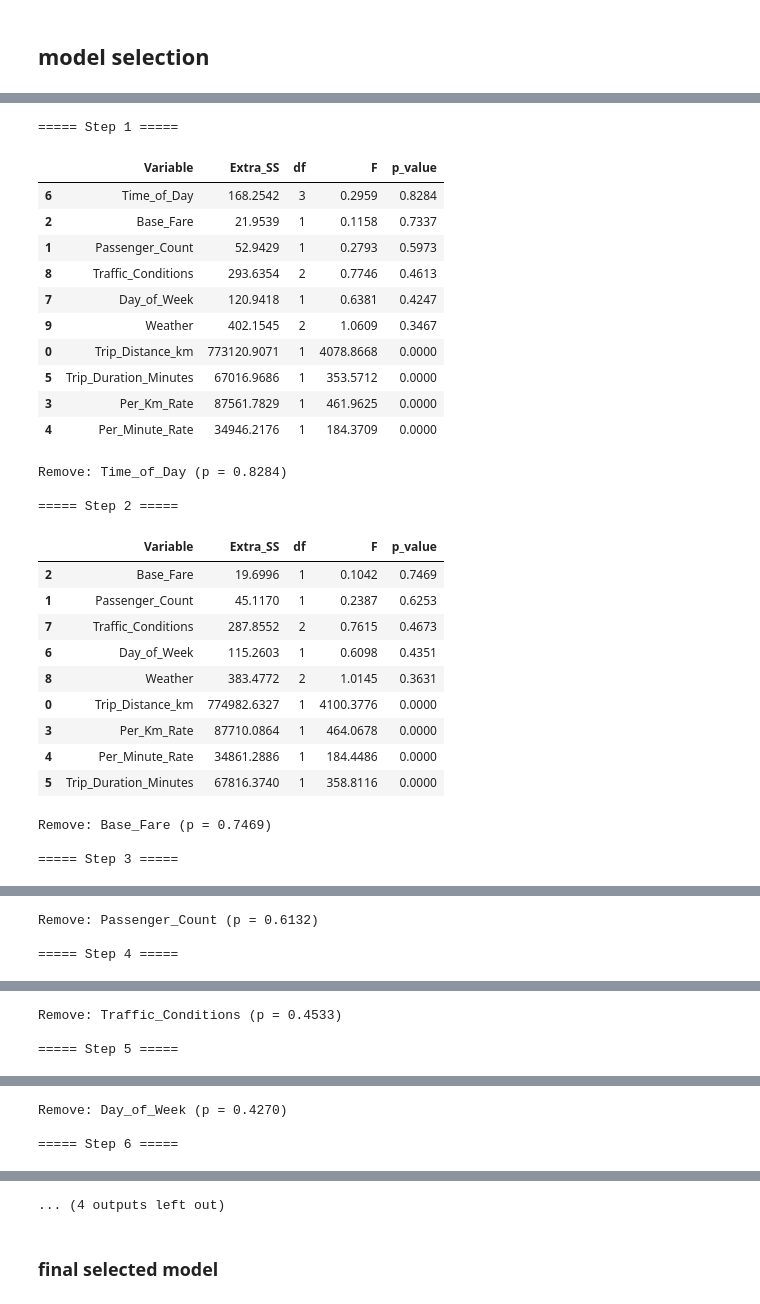
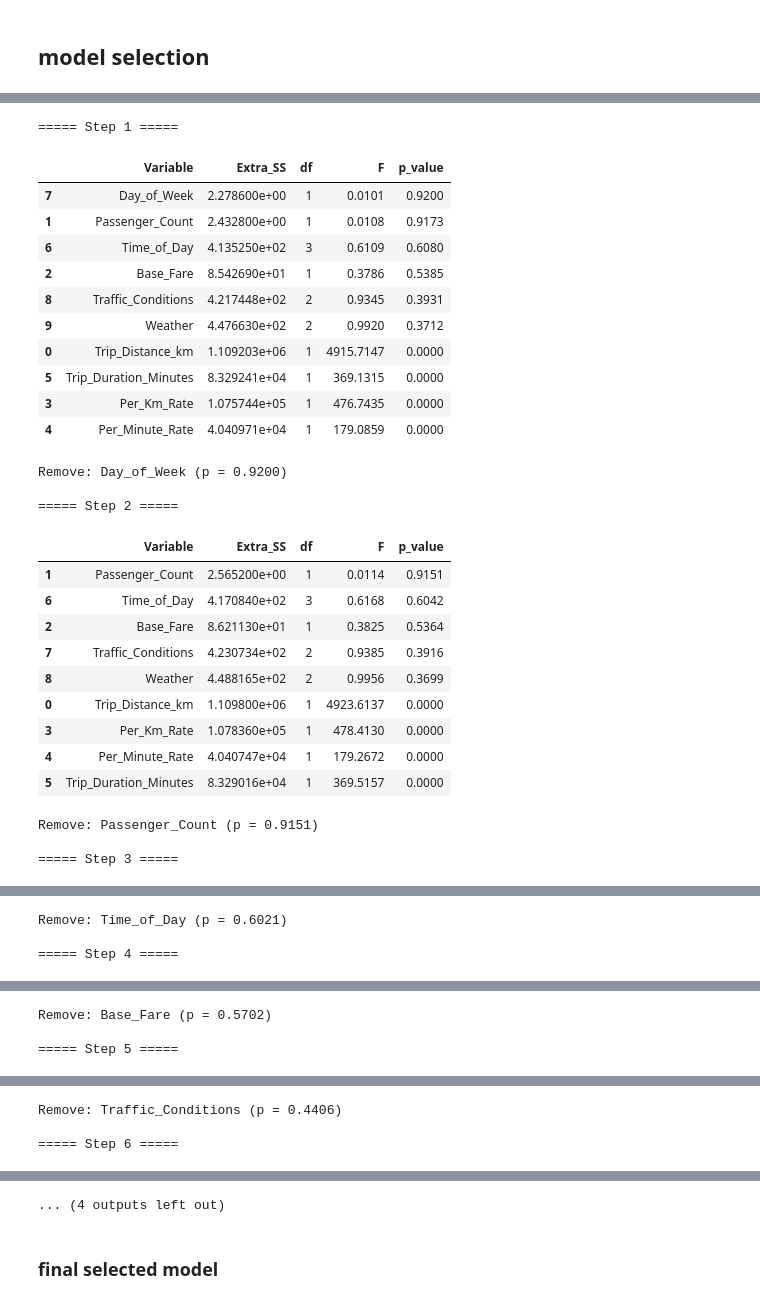
Before and after one commit to kurochan1901/115-1_Data-Analysis-and-Modeling, a Jupyter notebook: HW1/HW1.ipynb, the cells around one changed output, grey strips where cells are left out. Saved outputs shown, nothing was run; the diff lists cells and outputs as text; code cells hidden in the pictures.

```diff
--- a/HW1/HW1.ipynb
+++ b/HW1/HW1.ipynb
@@ -918,15 +889,13 @@ First 5 observations:
 # %% [markdown]
 ## multicollinearity analysis
 # %%
-# using VIF
-# Training set only
+# using VIF 看多重共線性
 
 from statsmodels.stats.outliers_influence import variance_inflation_factor
 import statsmodels.api as sm
 
 # Add intercept for VIF calculation
-
-X_vif = sm.add_constant(X_train_encoded)
+X_vif = sm.add_constant(X_encoded)
 
 
 # Calculate VIF for each predictor
@@ -1030,10 +980,9 @@ Testing RMSE: 19.3684
 # %% [markdown]
 ## model selection
 # %%
-# Model Selection: Backward Elimination using Extra SS
+# Define Predictor groups
+# Categorical variables are treated as one group
 
-# define Predictor groups
-# Categorical variables are treated as one group
 groups = {
     "Trip_Distance_km": ["Trip_Distance_km"],
     "Passenger_Count": ["Passenger_Count"],
@@ -1062,3 +1011,8 @@ groups = {
         "Weather_Snow"
     ]
 }
+
+print("Number of predictor groups:", len(groups))
+
+for group_name, cols in groups.items():
+    print(f"{group_name}: {cols}")
@@ -1104,14 +1083,14 @@ def extra_ss_test(y, X_full, remove_cols):
 # %%
 # First-round Type III / Partial Extra SS table
 
-X_current = X_train_encoded.copy()
+X_current = X_encoded.copy()
 
 results = []
 
 for group_name, cols in groups.items():
 
     result = extra_ss_test(
-        y_train,
+        y,
         X_current,
         cols
     )
@@ -1150,7 +1129,7 @@ display(type3_table.round(5))
 alpha = 0.05
 #初始化
 current_groups = groups.copy()
-X_current = X_train_encoded.copy()
+X_current = X_encoded.copy()
 
 history = []        # 記錄刪掉的變數
 step = 1
@@ -1162,7 +1141,7 @@ while True:
     for group_name, cols in current_groups.items():
 
         result = extra_ss_test(
-            y_train,
+            y,
             X_current,
             cols
         )
@@ -1209,57 +1188,57 @@ while True:
         "df": worst_row["df"],
         "F": worst_row["F"],
         "p_value": worst_p
     })
 
     print(
         f"Remove: {worst_group} "
         f"(p = {worst_p:.4f})"
     )
 
     # Remove the whole group
     remove_cols = current_groups[worst_group]
 
     X_current = X_current.drop(
         columns=remove_cols
     )
 
     del current_groups[worst_group]
 
     step += 1
 
 print("===== Backward Elimination History =====")
 for i, item in enumerate(history, start=1):
     print(f"Step {i}: Remove {item['Removed']}")
 
 history_df = pd.DataFrame(history)
 display(history_df.round(4))
 # %% [output]
 ===== Step 1 =====
 |  | Variable | Extra_SS | df | F | p_value |
-| 6 | Time_of_Day | 168.2542 | 3 | 0.2959 | 0.8284 |
-| 2 | Base_Fare | 21.9539 | 1 | 0.1158 | 0.7337 |
-| 1 | Passenger_Count | 52.9429 | 1 | 0.2793 | 0.5973 |
-| 8 | Traffic_Conditions | 293.6354 | 2 | 0.7746 | 0.4613 |
-| 7 | Day_of_Week | 120.9418 | 1 | 0.6381 | 0.4247 |
-| 9 | Weather | 402.1545 | 2 | 1.0609 | 0.3467 |
-| 0 | Trip_Distance_km | 773120.9071 | 1 | 4078.8668 | 0.0000 |
-| 5 | Trip_Duration_Minutes | 67016.9686 | 1 | 353.5712 | 0.0000 |
-| 3 | Per_Km_Rate | 87561.7829 | 1 | 461.9625 | 0.0000 |
-| 4 | Per_Minute_Rate | 34946.2176 | 1 | 184.3709 | 0.0000 |
+| 7 | Day_of_Week | 2.278600e+00 | 1 | 0.0101 | 0.9200 |
+| 1 | Passenger_Count | 2.432800e+00 | 1 | 0.0108 | 0.9173 |
+| 6 | Time_of_Day | 4.135250e+02 | 3 | 0.6109 | 0.6080 |
+| 2 | Base_Fare | 8.542690e+01 | 1 | 0.3786 | 0.5385 |
+| 8 | Traffic_Conditions | 4.217448e+02 | 2 | 0.9345 | 0.3931 |
+| 9 | Weather | 4.476630e+02 | 2 | 0.9920 | 0.3712 |
+| 0 | Trip_Distance_km | 1.109203e+06 | 1 | 4915.7147 | 0.0000 |
+| 5 | Trip_Duration_Minutes | 8.329241e+04 | 1 | 369.1315 | 0.0000 |
+| 3 | Per_Km_Rate | 1.075744e+05 | 1 | 476.7435 | 0.0000 |
+| 4 | Per_Minute_Rate | 4.040971e+04 | 1 | 179.0859 | 0.0000 |
-Remove: Time_of_Day (p = 0.8284)
+Remove: Day_of_Week (p = 0.9200)
 
 ===== Step 2 =====
 |  | Variable | Extra_SS | df | F | p_value |
-| 2 | Base_Fare | 19.6996 | 1 | 0.1042 | 0.7469 |
-| 1 | Passenger_Count | 45.1170 | 1 | 0.2387 | 0.6253 |
-| 7 | Traffic_Conditions | 287.8552 | 2 | 0.7615 | 0.4673 |
-| 6 | Day_of_Week | 115.2603 | 1 | 0.6098 | 0.4351 |
-| 8 | Weather | 383.4772 | 2 | 1.0145 | 0.3631 |
-| 0 | Trip_Distance_km | 774982.6327 | 1 | 4100.3776 | 0.0000 |
-| 3 | Per_Km_Rate | 87710.0864 | 1 | 464.0678 | 0.0000 |
-| 4 | Per_Minute_Rate | 34861.2886 | 1 | 184.4486 | 0.0000 |
-| 5 | Trip_Duration_Minutes | 67816.3740 | 1 | 358.8116 | 0.0000 |
+| 1 | Passenger_Count | 2.565200e+00 | 1 | 0.0114 | 0.9151 |
+| 6 | Time_of_Day | 4.170840e+02 | 3 | 0.6168 | 0.6042 |
+| 2 | Base_Fare | 8.621130e+01 | 1 | 0.3825 | 0.5364 |
+| 7 | Traffic_Conditions | 4.230734e+02 | 2 | 0.9385 | 0.3916 |
+| 8 | Weather | 4.488165e+02 | 2 | 0.9956 | 0.3699 |
+| 0 | Trip_Distance_km | 1.109800e+06 | 1 | 4923.6137 | 0.0000 |
+| 3 | Per_Km_Rate | 1.078360e+05 | 1 | 478.4130 | 0.0000 |
+| 4 | Per_Minute_Rate | 4.040747e+04 | 1 | 179.2672 | 0.0000 |
+| 5 | Trip_Duration_Minutes | 8.329016e+04 | 1 | 369.5157 | 0.0000 |
-Remove: Base_Fare (p = 0.7469)
+Remove: Passenger_Count (p = 0.9151)
 
 ===== Step 3 =====
 |  | Variable | Extra_SS | df | F | p_value |
@@ -1274,4 +1253,4 @@ Remove: Base_Fare (p = 0.7469)
-Remove: Passenger_Count (p = 0.6132)
+Remove: Time_of_Day (p = 0.6021)
 
 ===== Step 4 =====
 |  | Variable | Extra_SS | df | F | p_value |
@@ -1285,4 +1264,4 @@ Remove: Passenger_Count (p = 0.6132)
-Remove: Traffic_Conditions (p = 0.4533)
+Remove: Base_Fare (p = 0.5702)
 
 ===== Step 5 =====
 |  | Variable | Extra_SS | df | F | p_value |
@@ -1295,4 +1274,4 @@ Remove: Traffic_Conditions (p = 0.4533)
-Remove: Day_of_Week (p = 0.4270)
+Remove: Traffic_Conditions (p = 0.4406)
 
 ===== Step 6 =====
 |  | Variable | Extra_SS | df | F | p_value |
```
Also changed, not shown: parts of 14 cells of this notebook, 1 other file.
